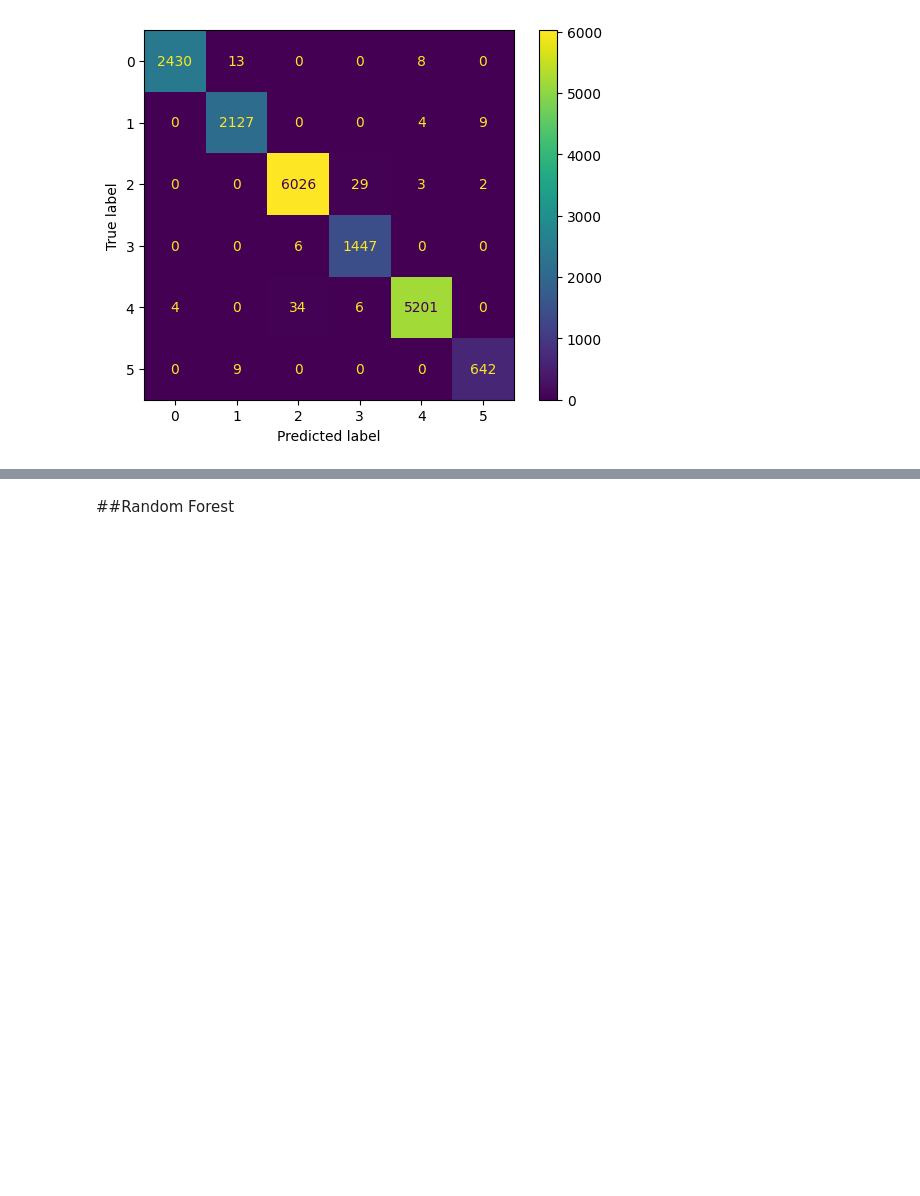
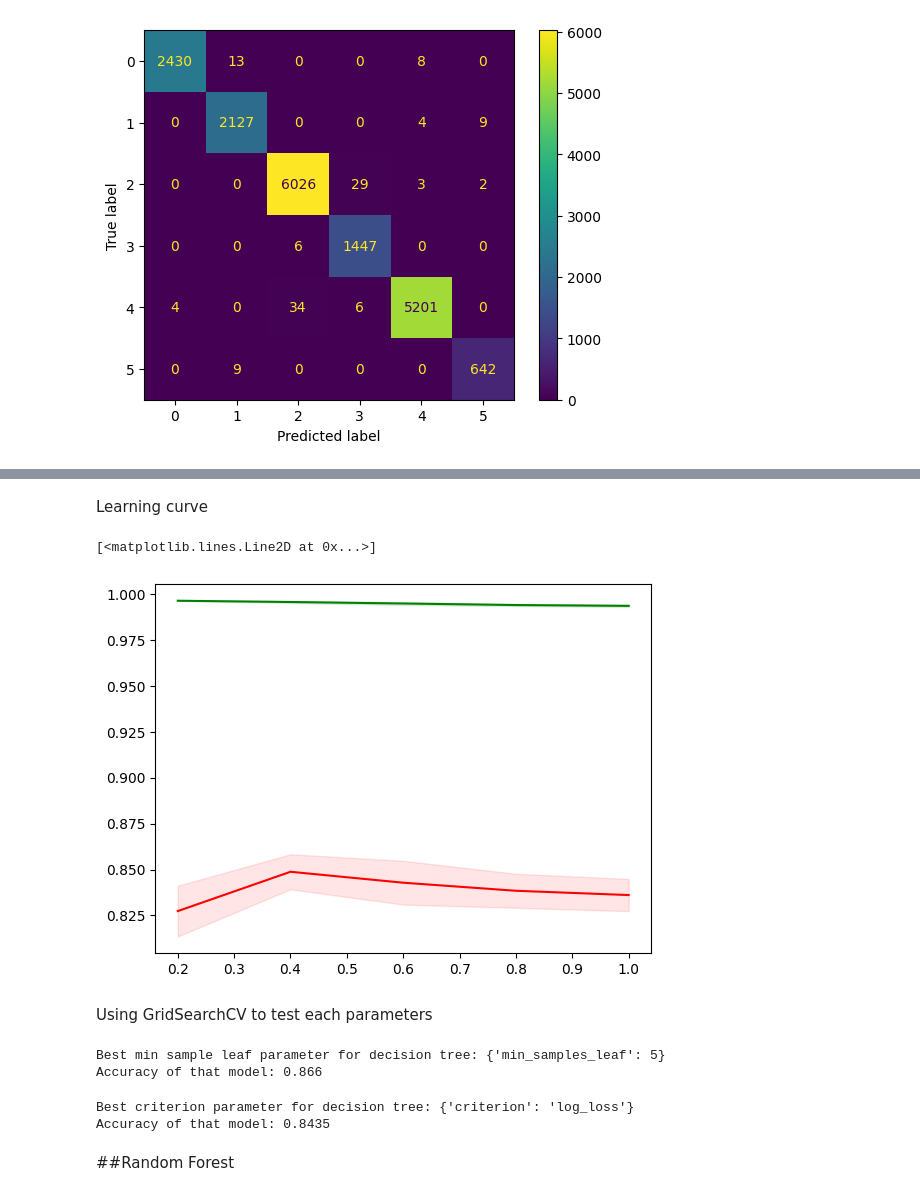
Before and after one commit to auphong2707/emotion-dectection-from-text, a Jupyter notebook: EDFT.ipynb, the cells around one changed output, grey strips where cells are left out. Saved outputs shown, nothing was run; the diff lists cells and outputs as text; code cells hidden in the pictures; blank space fills up the shorter version.

```diff
--- a/EDFT.ipynb
+++ b/EDFT.ipynb
@@ -446,0 +447,46 @@ DT f1 score = 0.83
+# %% [markdown]
+Learning curve
+# %%
+train_sizes = np.linspace(0.2, 1, 5)
+_, train_score, test_score = learning_curve(DT, X_train_bow, y_train, n_jobs = -1, cv = 5,
+                                            train_sizes = train_sizes, scoring = 'accuracy')
+
+train_mean_score = np.mean(train_score, axis = 1)
+train_std_score = np.std(train_score, axis = 1)
+test_mean_score = np.mean(test_score, axis = 1)
+test_std_score = np.std(test_score, axis = 1)
+
+plt.fill_between(train_sizes, train_mean_score - train_std_score, train_mean_score + train_std_score, alpha = 0.1, color = 'g')
+plt.fill_between(train_sizes, test_mean_score - test_std_score, test_mean_score + test_std_score, alpha = 0.1, color = 'r')
+
+plt.plot(train_sizes, train_mean_score, color = 'g')
+plt.plot(train_sizes, test_mean_score, color = 'r')
+# %% [output]
+[<matplotlib.lines.Line2D at 0x...>]
+[figure, added]
+# %% [markdown]
+Using GridSearchCV to test each parameters
+# %%
+dict_param = {'min_samples_leaf': [5, 10, 15, 20, 25]}
+best_min_sample_leaf = GridSearchCV(DecisionTreeClassifier(), param_grid = dict_param, n_jobs = -1, cv = 10, scoring = 'accuracy')
+
+best_min_sample_leaf.fit(X_train_bow, y_train)
+
+print("Best min sample leaf parameter for decision tree:", best_min_sample_leaf.best_params_)
+data_best_min_sample_leaf_y = best_min_sample_leaf.predict(X_test_bow)
+print("Accuracy of that model:", accuracy_score(data_best_min_sample_leaf_y, y_test))
+# %% [output]
+Best min sample leaf parameter for decision tree: {'min_samples_leaf': 5}
+Accuracy of that model: 0.866
+# %%
+dict_param = {'criterion': ['gini', 'entropy', 'log_loss']}
+best_criterion = GridSearchCV(DecisionTreeClassifier(), param_grid = dict_param, n_jobs = -1, cv = 10, scoring = 'accuracy')
+
+best_criterion.fit(X_train_bow, y_train)
+
+print("Best criterion parameter for decision tree:", best_criterion.best_params_)
+data_best_criterion_y = best_criterion.predict(X_test_bow)
+print("Accuracy of that model:", accuracy_score(data_best_criterion_y, y_test))
+# %% [output]
+Best criterion parameter for decision tree: {'criterion': 'log_loss'}
+Accuracy of that model: 0.8435
```
Also changed, not shown: parts of 2 cells of this notebook.
